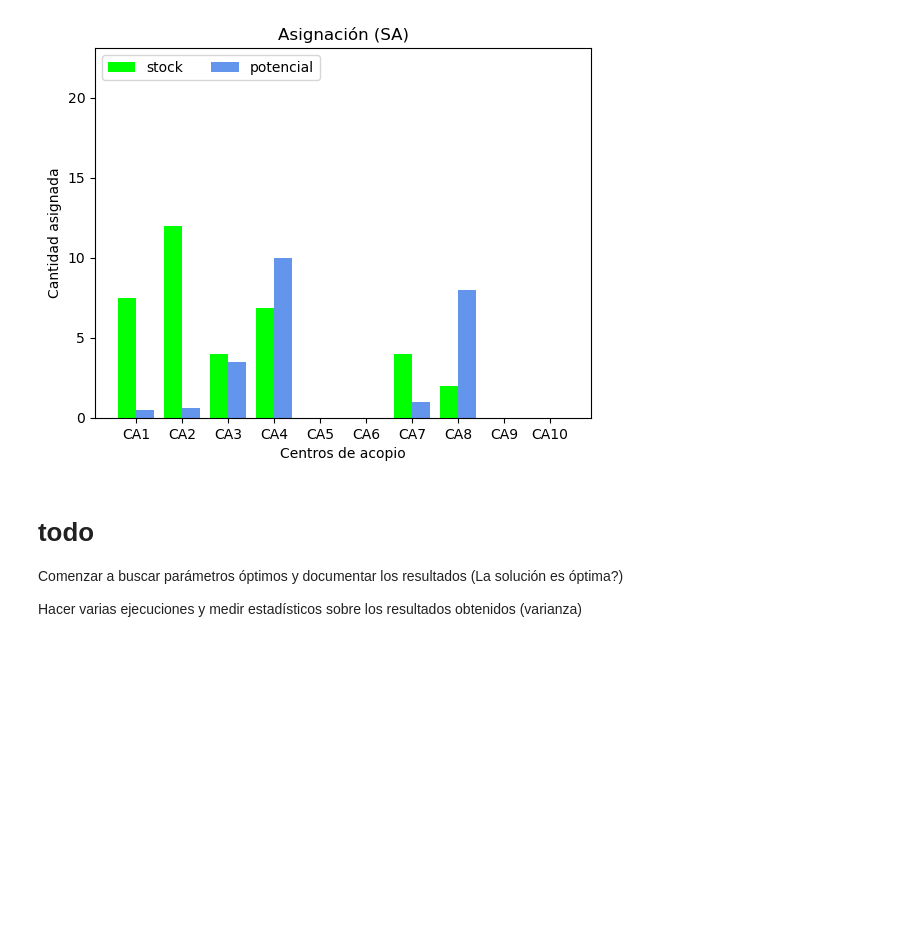
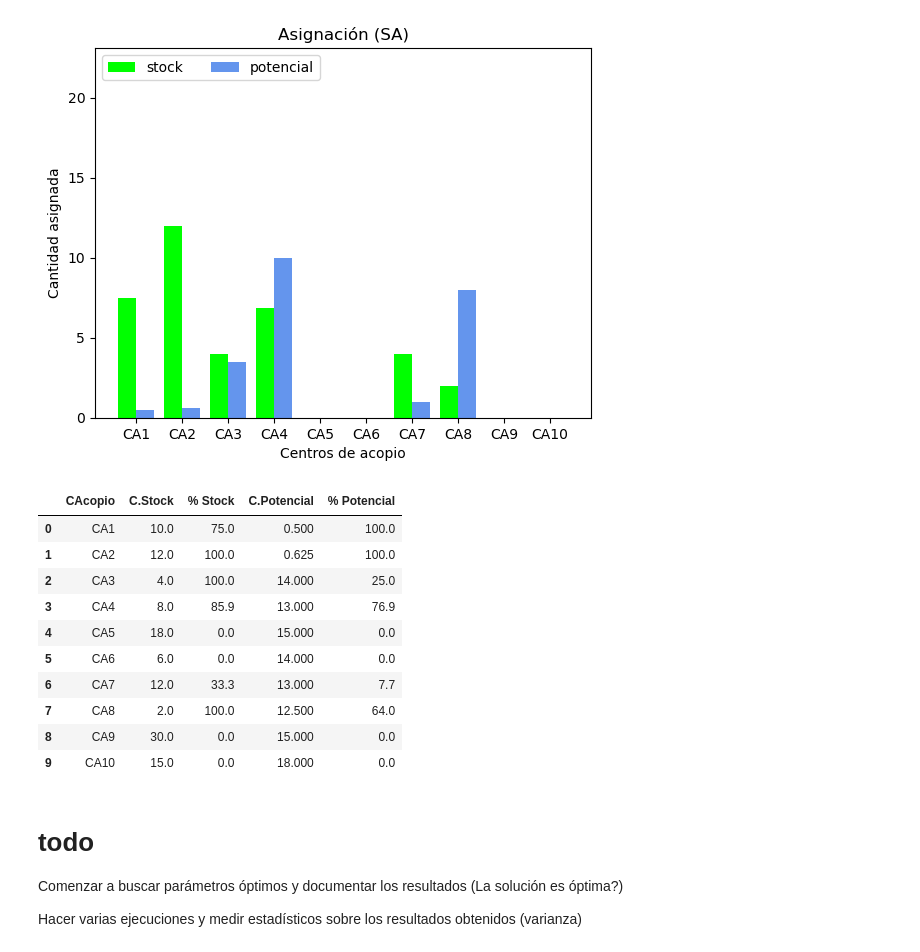
Before and after one commit to jefftorres/cheese, a Jupyter notebook: queso_sa.ipynb, the cells around one changed output. Cells and saved outputs as stored; diff of their text form; code cells hidden in the pictures; blank space fills up the shorter version.

```diff
--- a/queso_sa.ipynb
+++ b/queso_sa.ipynb
@@ -336,3 +299,28 @@ plt.show()
+# %%
+ca_stock_norm = ca_stock / cap_stock
+ca_potencial_norm = ca_potencial / cap_potencial
+
+ca_norm = ca_stock_norm.tolist()
+for i,v in enumerate(ca_potencial_norm):
+    ca_norm.insert(2 * i + 1, v)
+ca_norm.append(0)
+ca_norm = np.round(ca_norm, 3)
+ca_norm = ca_norm * 100
+
+ca_norm_df = alloc_df(ca_norm, params_df, N, capacidades, '% Stock', '% Potencial')
+ca_norm_df
+# %% [output]
+|  | CAcopio | C.Stock | % Stock | C.Potencial | % Potencial |
+| 0 | CA1 | 10.0 | 75.0 | 0.500 | 100.0 |
+| 1 | CA2 | 12.0 | 100.0 | 0.625 | 100.0 |
+| 2 | CA3 | 4.0 | 100.0 | 14.000 | 25.0 |
+| 3 | CA4 | 8.0 | 85.9 | 13.000 | 76.9 |
+| 4 | CA5 | 18.0 | 0.0 | 15.000 | 0.0 |
+| 5 | CA6 | 6.0 | 0.0 | 14.000 | 0.0 |
+| 6 | CA7 | 12.0 | 33.3 | 13.000 | 7.7 |
+| 7 | CA8 | 2.0 | 100.0 | 12.500 | 64.0 |
+| 8 | CA9 | 30.0 | 0.0 | 15.000 | 0.0 |
+| 9 | CA10 | 15.0 | 0.0 | 18.000 | 0.0 |
 # %% [markdown]
 # todo
 
```
Also changed, not shown: parts of 7 cells of this notebook, 1 other file.
